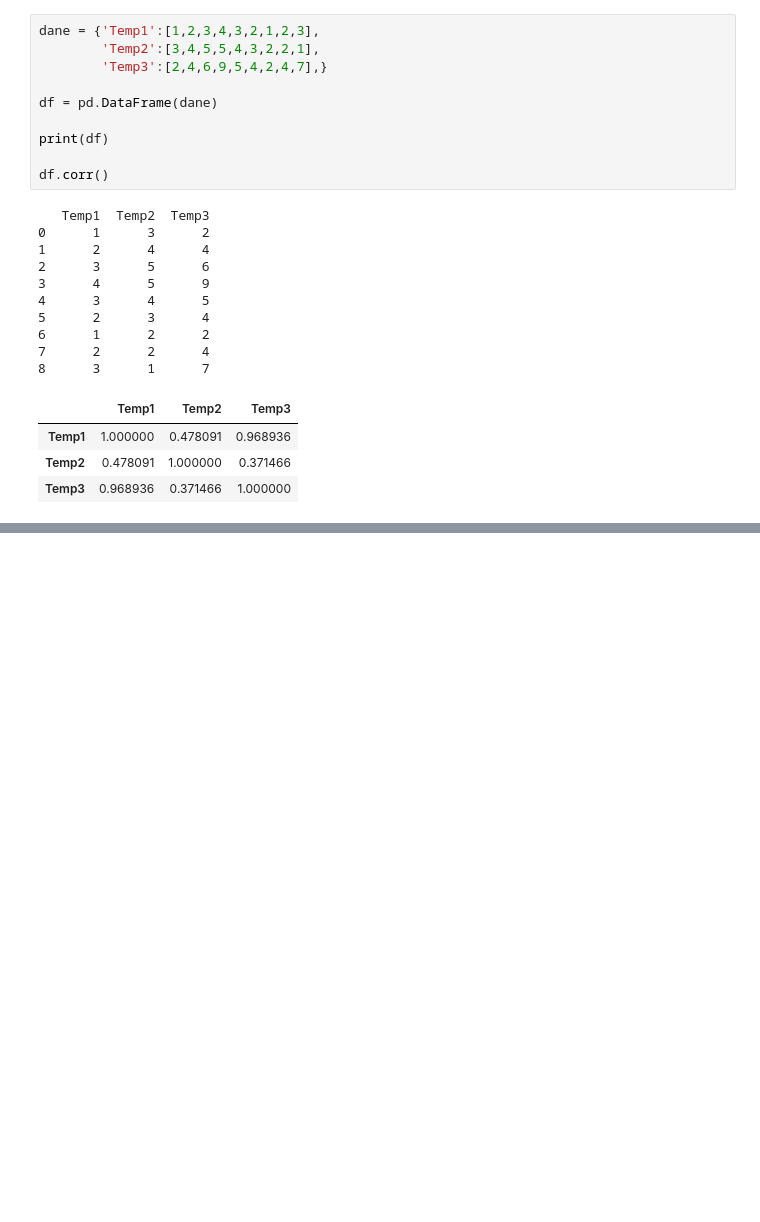
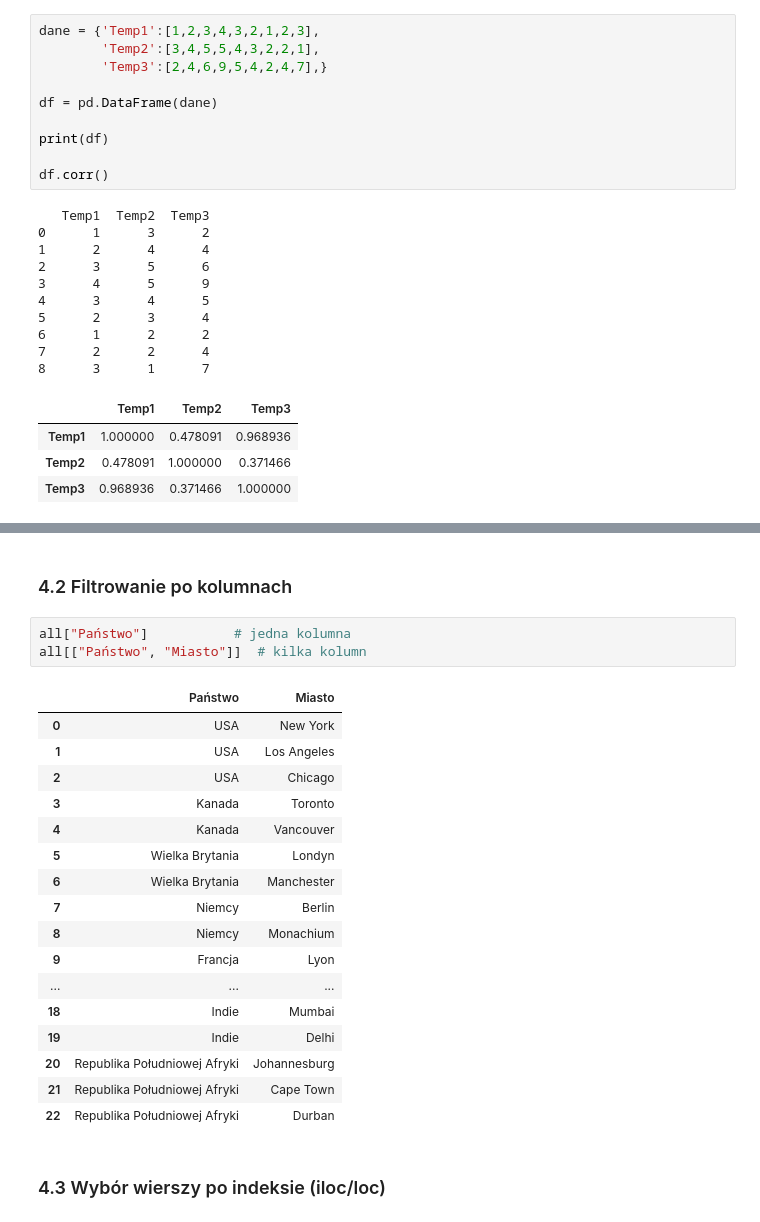
Before and after one commit to November7/AI4Youth, a Jupyter notebook: 3. Biblioteka Pandas/Python - lesson 5.ipynb, the cells around one changed output, grey strips where cells are left out. Drawn from its saved outputs; the diff is of its cells as text; blank space fills up the shorter version.

```diff
--- a/3. Biblioteka Pandas/Python - lesson 5.ipynb
+++ b/3. Biblioteka Pandas/Python - lesson 5.ipynb
@@ -430,0 +578,25 @@ df.corr()
+# %% [markdown]
+### 4.2 Filtrowanie po kolumnach
+# %%
+all["Państwo"]           # jedna kolumna
+all[["Państwo", "Miasto"]]  # kilka kolumn
+# %% [output]
+|  | Państwo | Miasto |
+| 0 | USA | New York |
+| 1 | USA | Los Angeles |
+| 2 | USA | Chicago |
+| 3 | Kanada | Toronto |
+| 4 | Kanada | Vancouver |
+| 5 | Wielka Brytania | Londyn |
+| 6 | Wielka Brytania | Manchester |
+| 7 | Niemcy | Berlin |
+| 8 | Niemcy | Monachium |
+| 9 | Francja | Lyon |
+| ... | ... | ... |
+| 18 | Indie | Mumbai |
+| 19 | Indie | Delhi |
+| 20 | Republika Południowej Afryki | Johannesburg |
+| 21 | Republika Południowej Afryki | Cape Town |
+| 22 | Republika Południowej Afryki | Durban |
+# %% [markdown]
+### 4.3 Wybór wierszy po indeksie (iloc/loc)
```
Also changed, not shown: parts of 43 cells of this notebook, 13 other files.
